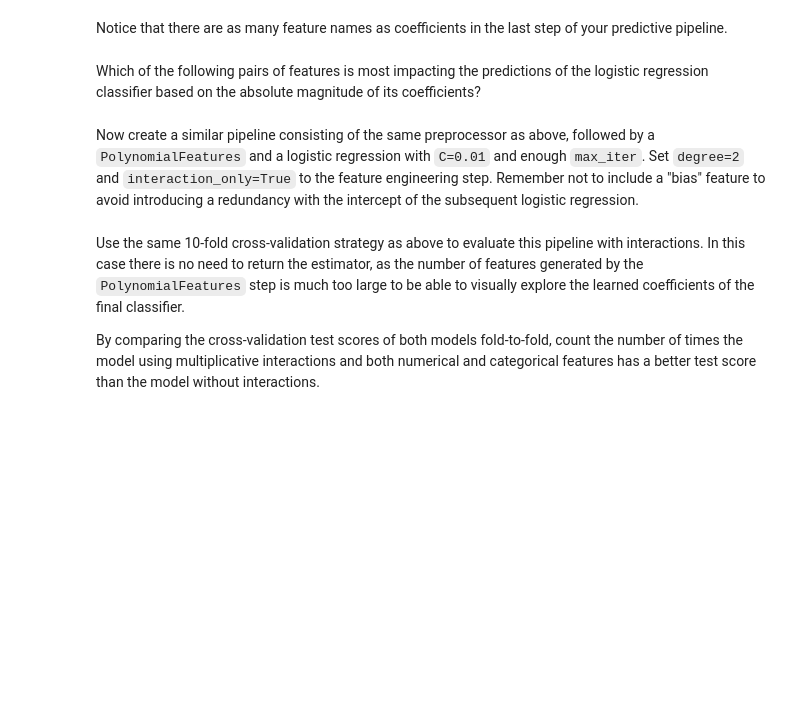
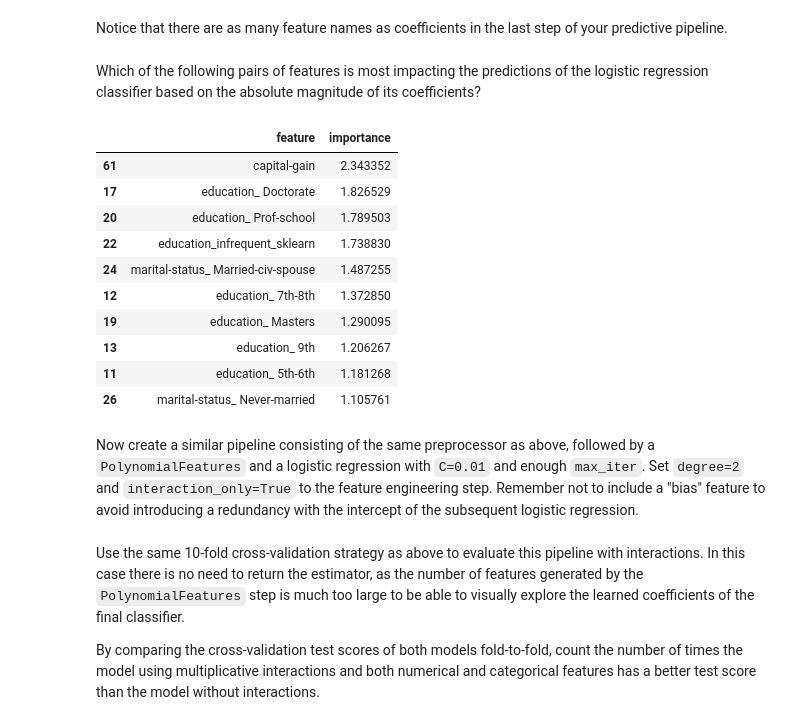
Before and after one commit to zeyad70/week3, a Jupyter notebook: week-3/linear_models_ex_03.ipynb, the cells around one changed output. Cells and saved outputs as stored; diff of their text form; code cells hidden in the pictures; blank space fills up the shorter version.

```diff
--- a/week-3/linear_models_ex_03.ipynb
+++ b/week-3/linear_models_ex_03.ipynb
@@ -228,3 +226,27 @@ coefficients?
+# %%
+# Write your code here.
+coefficients_full = np.array([est.named_steps["logisticregression"].coef_[0] for est in cv_results_full["estimator"]])
+abs_coeff_full = np.abs(coefficients_full)
+mean_abs_coeff = abs_coeff_full.mean(axis=0)
+
+feature_importance_df = pd.DataFrame({
+    "feature": feature_names,
+    "importance": mean_abs_coeff
+}).sort_values(by="importance", ascending=False)
+
+feature_importance_df.head(10)
+# %% [output]
+|  | feature | importance |
+| 61 | capital-gain | 2.343352 |
+| 17 | education_ Doctorate | 1.826529 |
+| 20 | education_ Prof-school | 1.789503 |
+| 22 | education_infrequent_sklearn | 1.738830 |
+| 24 | marital-status_ Married-civ-spouse | 1.487255 |
+| 12 | education_ 7th-8th | 1.372850 |
+| 19 | education_ Masters | 1.290095 |
+| 13 | education_ 9th | 1.206267 |
+| 11 | education_ 5th-6th | 1.181268 |
+| 26 | marital-status_ Never-married | 1.105761 |
 # %% [markdown]
 Now create a similar pipeline consisting of the same preprocessor as above,
 followed by a `PolynomialFeatures` and a logistic regression with `C=0.01` and
```
Also changed, not shown: parts of 1 cell of this notebook.
